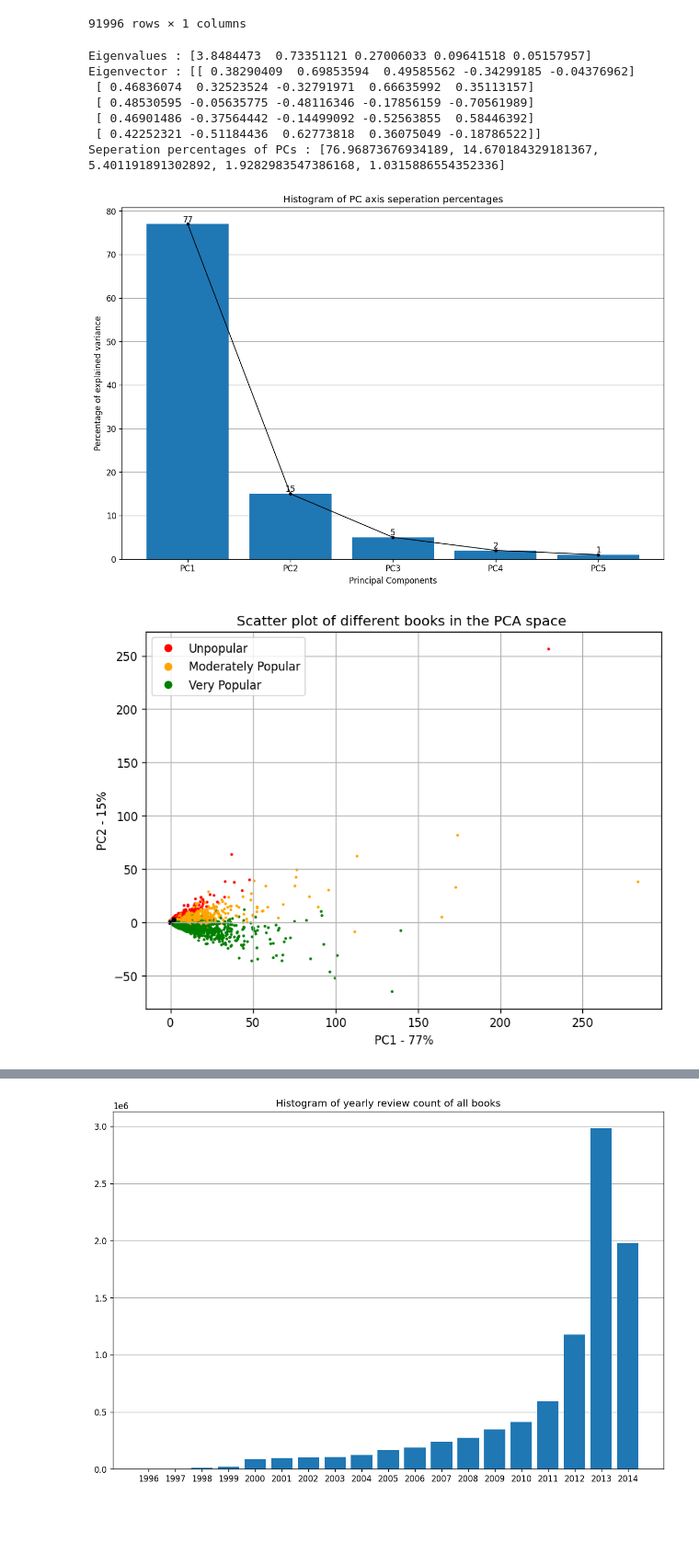
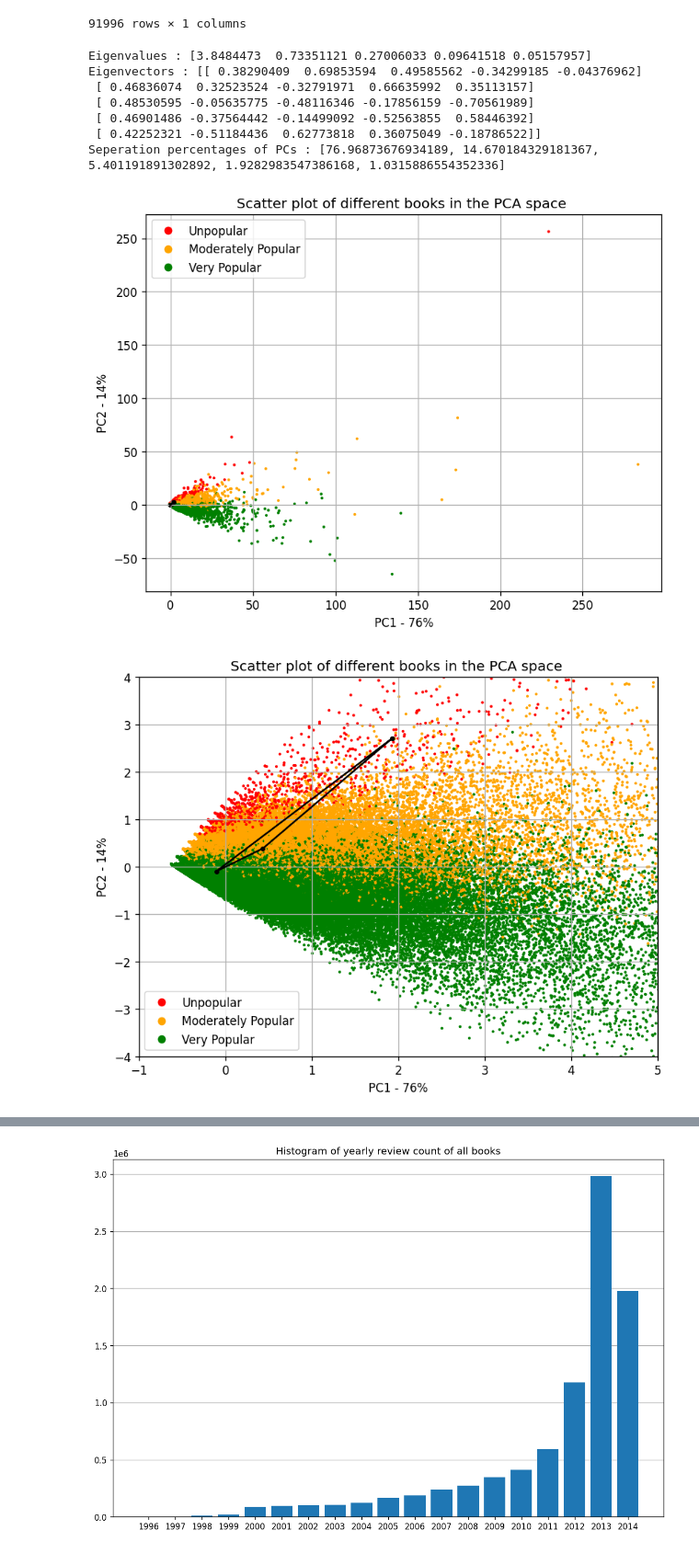
Before and after one commit to darhal/IFT799-DataScience, a Jupyter notebook: Lab1/tp1.ipynb, the cells around one changed output, grey strips where cells are left out. Shown at 92% size. Drawn from its saved outputs; the diff is of its cells as text; code cells hidden in the pictures; blank space fills up the shorter version.

```diff
--- a/Lab1/tp1.ipynb
+++ b/Lab1/tp1.ipynb
@@ -299,7 +299,10 @@ def PCA(scoreMatrix):
     projectedPcaMatrix = np.dot(normalizedScoreMatrix, projectionMatrix)
     return eigenValues, eigenVectors, evalsVar, projectionMatrix, projectedPcaMatrix
 
-def plotPCAHelper(projectedPcaMatrix, bayesAvgRatings, extraText="", plotCenters=True):
+def plotPCAHelper(projectedPcaMatrix, bayesAvgRatings, extraText="", plotCenters=True, plotLimitVec=None):
+    if (plotLimitVec):
+        plt.xlim((plotLimitVec[0], plotLimitVec[1]))
+        plt.ylim((plotLimitVec[2], plotLimitVec[3]))
     x, y = np.transpose(projectedPcaMatrix)
     booksClasses = classifierFunc(bayesAvgRatings)
     scatter = plt.scatter(x, y, c=booksClasses, cmap=colors, s=2)
@@ -314,53 +317,55 @@ def plotPCAHelper(projectedPcaMatrix, bayesAvgRatings, extraText="", plotCenters
         plt.scatter(clusterCentersX, clusterCentersY, c="black", s=10)
     return x, y, booksClasses
 
-def plotPCA(projectedPcaMatrix, bayesAvgRatings, extraText="", show=True, plotCenters=True):
+def plotPCA(projectedPcaMatrix, bayesAvgRatings, extraText="", show=True, plotCenters=True, plotLimitVec=None):
     if (show):
         plt.figure(figsize=(8, 6), dpi=120)
     plt.xlabel(f"PC1 - {math.floor(evalsVar[0])}%")
     plt.ylabel(f"PC2 - {math.floor(evalsVar[1])}%")
     plt.grid()
-    x, y, booksClasses = plotPCAHelper(projectedPcaMatrix, bayesAvgRatings, extraText, plotCenters)
+    x, y, booksClasses = plotPCAHelper(projectedPcaMatrix, bayesAvgRatings, extraText, plotCenters, plotLimitVec)
     if (show):
         plt.show()
     return booksClasses
 
 eigenValues, eigenVectors, evalsVar, projectionMatrix, projectedPcaMatrix = PCA(scoreMatrix)
 print(f"Eigenvalues : {eigenValues}")
-print(f"Eigenvector : {eigenVectors}")
+print(f"Eigenvectors : {eigenVectors}")
 print(f"Seperation percentages of PCs : {evalsVar}")
+
+booksClasses = plotPCA(projectedPcaMatrix, bayesAvgRatings)
+plotPCA(projectedPcaMatrix, bayesAvgRatings, plotLimitVec=[-1,5,-4,4])
 
 evalsVar = np.round_(evalsVar)
 plt.figure(figsize=(12, 8), dpi=120)
 plt.xlabel(f"Principal Components")
 plt.ylabel(f"Percentage of explained variance")
 plt.grid(which='major', axis='y', zorder=0)
 truncedPCPercentages = np.array(evalsVar).astype(int)
 pcAxis = np.arange(len(evalsVar))
 plt.plot(truncedPCPercentages, zorder=10, c="black", marker='o',linewidth=1,markersize=3)
 bars = plt.bar(pcAxis, truncedPCPercentages, zorder=5)
 plt.bar_label(bars)
 plt.xticks(pcAxis, [f"PC{i+1}" for i in range(len(evalsVar))])
 plt.title(f"Histogram of PC axis seperation percentages")
 plt.show()
 
-booksClasses = plotPCA(projectedPcaMatrix, bayesAvgRatings)
 plt.figure(figsize=(8, 6), dpi=120)
 plt.grid(which='major', axis='y', zorder=0)
 rateClasses, classFrequency = np.unique(booksClasses, return_counts=True)
 print(f"Classes count : {dict(zip([classes[i] for i in rateClasses], classFrequency))}")
 bars = plt.bar([classes[i] for i in rateClasses], height=classFrequency,
     color=[colorsList[i] for i in rateClasses], align="center", zorder=5)
 plt.bar_label(bars)
 plt.title("Histogram of books classes count")
 plt.show()
 # %% [output]
 Eigenvalues : [3.8484473  0.73351121 0.27006033 0.09641518 0.05157957]
-Eigenvector : [[ 0.38290409  0.69853594  0.49585562 -0.34299185 -0.04376962]
+Eigenvectors : [[ 0.38290409  0.69853594  0.49585562 -0.34299185 -0.04376962]
  [ 0.46836074  0.32523524 -0.32791971  0.66635992  0.35113157]
  [ 0.48530595 -0.05635775 -0.48116346 -0.17856159 -0.70561989]
  [ 0.46901486 -0.37564442 -0.14499092 -0.52563855  0.58446392]
  [ 0.42252321 -0.51184436  0.62773818  0.36075049 -0.18786522]]
 Seperation percentages of PCs : [76.96873676934189, 14.670184329181367, 5.401191891302892, 1.9282983547386168, 1.0315886554352336]
-[figure, old version]
+[figure, new version]
-[figure, old version]
+[figure, new version]
```
Also changed, not shown: parts of 2 cells of this notebook, 1 other file.
